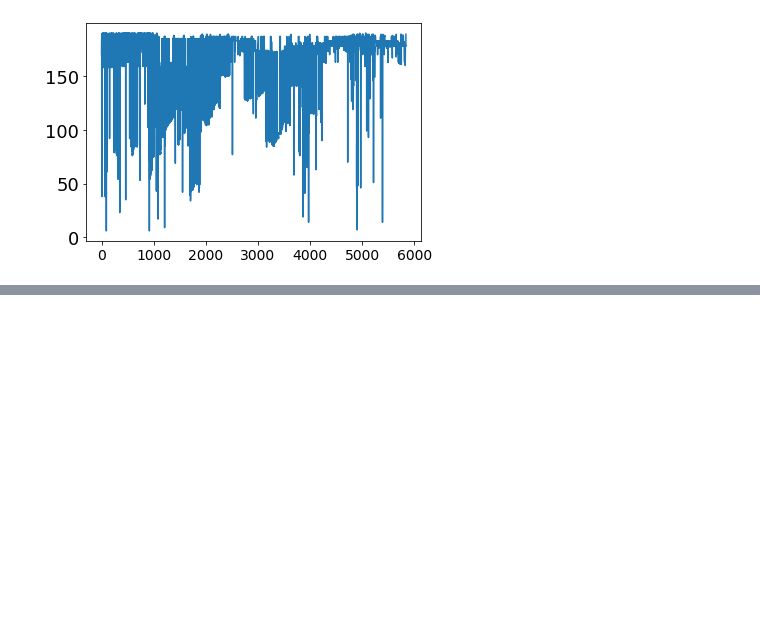
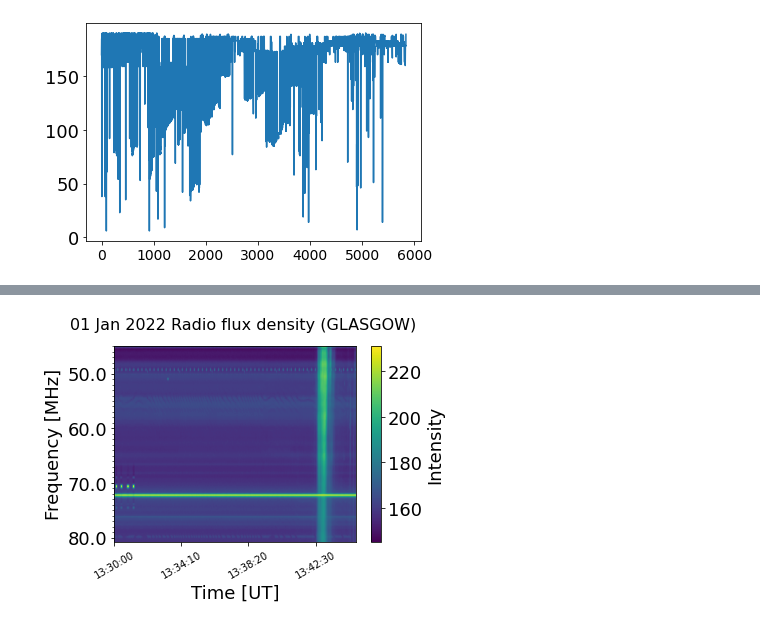
Before and after one commit to lukas-hoefig/eCallistoRadioBursts, a Jupyter notebook: to_do_classify.ipynb, the cells around one changed output, grey strips where cells are left out. Cells and saved outputs as stored; diff of their text form; code cells hidden in the pictures; blank space fills up the shorter version.

```diff
--- a/to_do_classify.ipynb
+++ b/to_do_classify.ipynb
@@ -354,0 +638,6 @@ plt.plot(m)
+# %%
+import data
+a = data.createFromTime(2022,1,1,13,42,extent=False, station="GLASGOW")
+a.plot()
+# %% [output]
+[figure, added]
```
Also changed, not shown: parts of 29 cells of this notebook, 6 other files.
